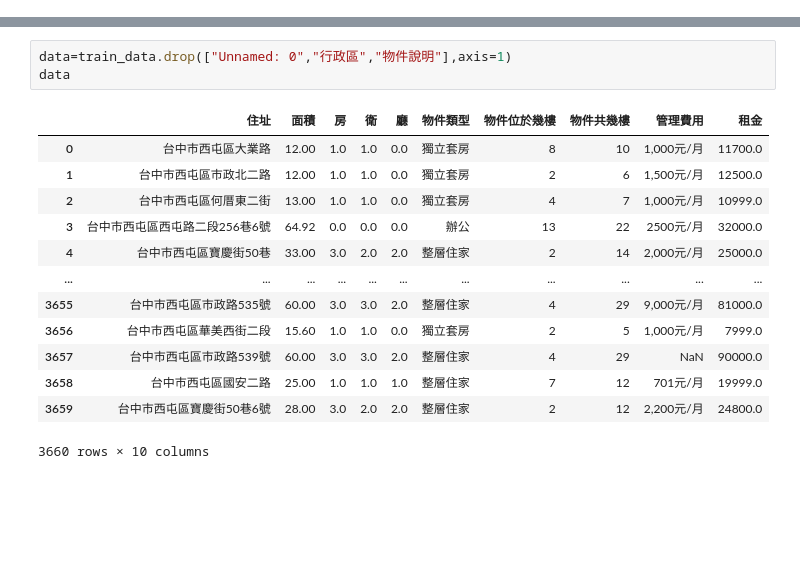
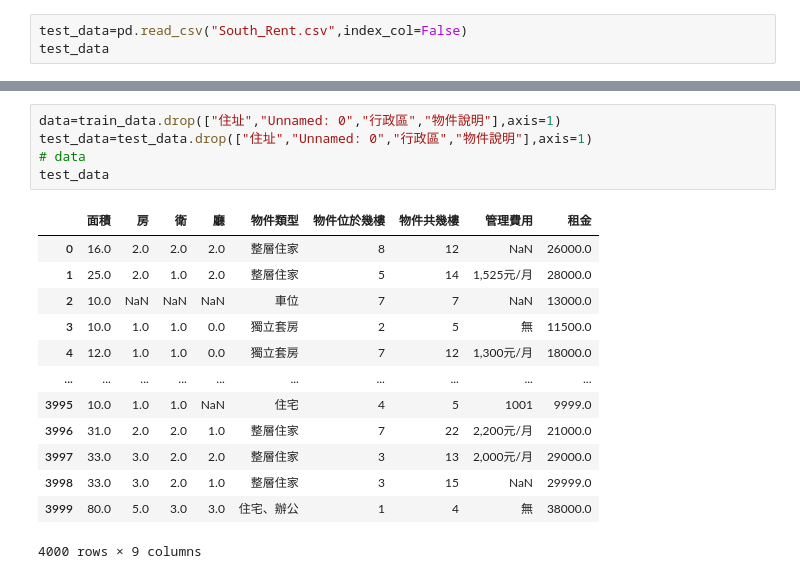
Before and after one commit to richard28039/TC-rent-analysis, a Jupyter notebook: 西屯區租房.ipynb, the cells around one changed output, grey strips where cells are left out. Saved outputs shown, nothing was run; the diff lists cells and outputs as text; blank space fills up the shorter version.

```diff
--- a/西屯區租房.ipynb
+++ b/西屯區租房.ipynb
@@ -24,0 +38,3 @@ train_data
+# %%
+test_data=pd.read_csv("South_Rent.csv",index_col=False)
+test_data
@@ -48,18 +78,20 @@ memory usage: 371.8+ KB
 # %%
-data=train_data.drop(["Unnamed: 0","行政區","物件說明"],axis=1)
-data
+data=train_data.drop(["住址","Unnamed: 0","行政區","物件說明"],axis=1)
+test_data=test_data.drop(["住址","Unnamed: 0","行政區","物件說明"],axis=1)
+# data
+test_data
 # %% [output]
-|  | 住址 | 面積 | 房 | 衛 | 廳 | 物件類型 | 物件位於幾樓 | 物件共幾樓 | 管理費用 | 租金 |
-| 0 | 台中市西屯區大業路 | 12.00 | 1.0 | 1.0 | 0.0 | 獨立套房 | 8 | 10 | 1,000元/月 | 11700.0 |
-| 1 | 台中市西屯區市政北二路 | 12.00 | 1.0 | 1.0 | 0.0 | 獨立套房 | 2 | 6 | 1,500元/月 | 12500.0 |
-| 2 | 台中市西屯區何厝東二街 | 13.00 | 1.0 | 1.0 | 0.0 | 獨立套房 | 4 | 7 | 1,000元/月 | 10999.0 |
-| 3 | 台中市西屯區西屯路二段256巷6號 | 64.92 | 0.0 | 0.0 | 0.0 | 辦公 | 13 | 22 | 2500元/月 | 32000.0 |
-| 4 | 台中市西屯區寶慶街50巷 | 33.00 | 3.0 | 2.0 | 2.0 | 整層住家 | 2 | 14 | 2,000元/月 | 25000.0 |
-| ... | ... | ... | ... | ... | ... | ... | ... | ... | ... | ... |
-| 3655 | 台中市西屯區市政路535號 | 60.00 | 3.0 | 3.0 | 2.0 | 整層住家 | 4 | 29 | 9,000元/月 | 81000.0 |
-| 3656 | 台中市西屯區華美西街二段 | 15.60 | 1.0 | 1.0 | 0.0 | 獨立套房 | 2 | 5 | 1,000元/月 | 7999.0 |
-| 3657 | 台中市西屯區市政路539號 | 60.00 | 3.0 | 3.0 | 2.0 | 整層住家 | 4 | 29 | NaN | 90000.0 |
-| 3658 | 台中市西屯區國安二路 | 25.00 | 1.0 | 1.0 | 1.0 | 整層住家 | 7 | 12 | 701元/月 | 19999.0 |
-| 3659 | 台中市西屯區寶慶街50巷6號 | 28.00 | 3.0 | 2.0 | 2.0 | 整層住家 | 2 | 12 | 2,200元/月 | 24800.0 |
+|  | 面積 | 房 | 衛 | 廳 | 物件類型 | 物件位於幾樓 | 物件共幾樓 | 管理費用 | 租金 |
+| 0 | 16.0 | 2.0 | 2.0 | 2.0 | 整層住家 | 8 | 12 | NaN | 26000.0 |
+| 1 | 25.0 | 2.0 | 1.0 | 2.0 | 整層住家 | 5 | 14 | 1,525元/月 | 28000.0 |
+| 2 | 10.0 | NaN | NaN | NaN | 車位 | 7 | 7 | NaN | 13000.0 |
+| 3 | 10.0 | 1.0 | 1.0 | 0.0 | 獨立套房 | 2 | 5 | 無 | 11500.0 |
+| 4 | 12.0 | 1.0 | 1.0 | 0.0 | 獨立套房 | 7 | 12 | 1,300元/月 | 18000.0 |
+| ... | ... | ... | ... | ... | ... | ... | ... | ... | ... |
+| 3995 | 10.0 | 1.0 | 1.0 | NaN | 住宅 | 4 | 5 | 1001 | 9999.0 |
+| 3996 | 31.0 | 2.0 | 2.0 | 1.0 | 整層住家 | 7 | 22 | 2,200元/月 | 21000.0 |
+| 3997 | 33.0 | 3.0 | 2.0 | 2.0 | 整層住家 | 3 | 13 | 2,000元/月 | 29000.0 |
+| 3998 | 33.0 | 3.0 | 2.0 | 1.0 | 整層住家 | 3 | 15 | NaN | 29999.0 |
+| 3999 | 80.0 | 5.0 | 3.0 | 3.0 | 住宅、辦公 | 1 | 4 | 無 | 38000.0 |
-3660 rows × 10 columns
+4000 rows × 9 columns
 # %%
```
Also changed, not shown: parts of 64 cells of this notebook, 6 other files.
